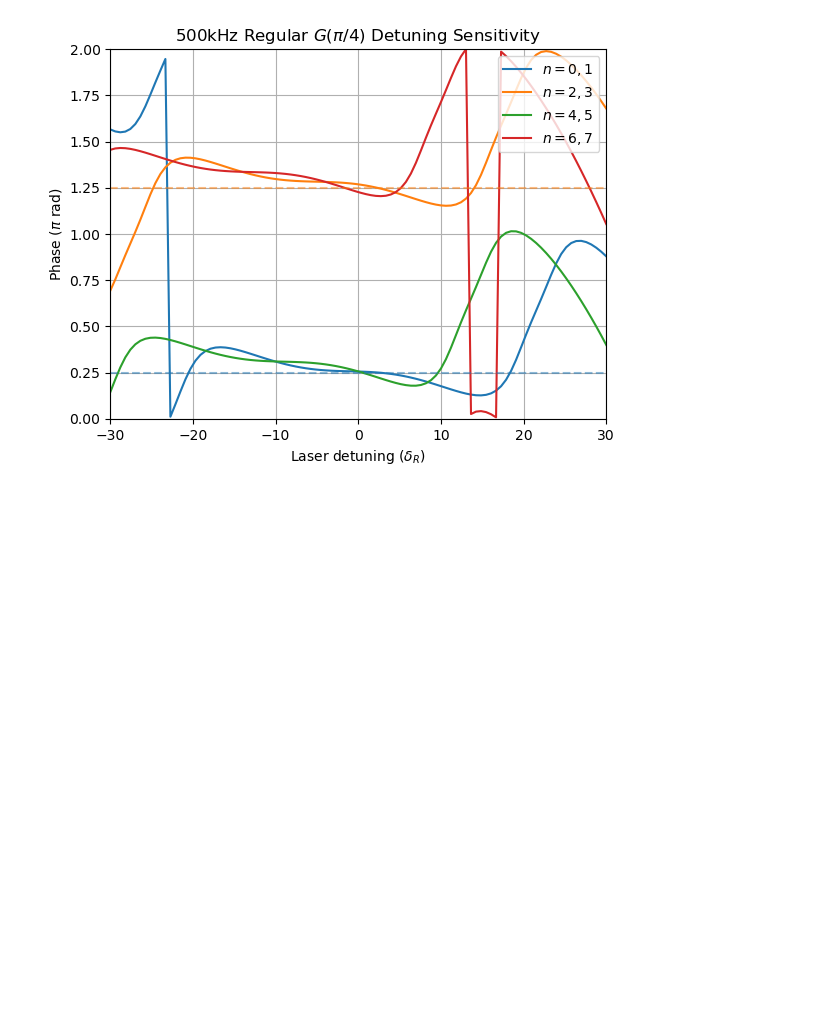
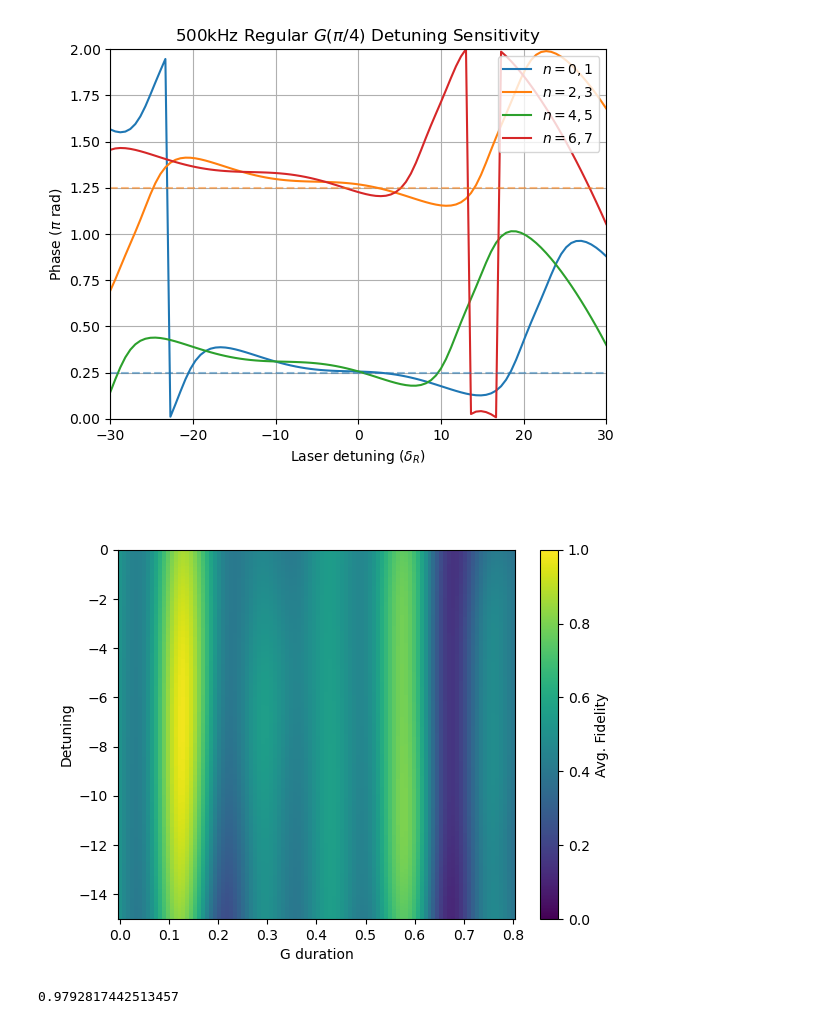
Before and after one commit to tr2g20/simulations, a Jupyter notebook: MDFE_detuning_scan.ipynb, the cells around one changed output. Drawn from its saved outputs; the diff is of its cells as text; code cells hidden in the pictures; blank space fills up the shorter version.

```diff
--- a/MDFE_detuning_scan.ipynb
+++ b/MDFE_detuning_scan.ipynb
@@ -226,0 +288,19 @@ ax.grid()
+# %%
+%matplotlib widget
+fig, ax = plt.subplots()
+pc = ax.pcolormesh(MDFE_times*dR/pi, detunings/dR, fid_sum, shading='auto', cmap='viridis', vmin=0, vmax=1)
+fig.colorbar(pc, ax=ax, label='Avg. Fidelity')
+ax.set_xlabel('G duration'); ax.set_ylabel('Detuning')
+def format_coord(x, y):
+    # find nearest grid index
+    col = np.argmin(np.abs(MDFE_times*dR/pi - x))
+    row = np.argmin(np.abs(detunings/dR - y))
+    z_val = fid_sum[row, col]
+    return f'x={x:.3g}, y={y:.3g}, z={z_val:.3g}'
+ax.format_coord = format_coord
+# %% [output]
+[figure, added]
+# %%
+print(np.max(fid_sum))
+# %% [output]
+0.9792817442513457
```
Also changed, not shown: parts of 3 cells of this notebook, 4 other files.
